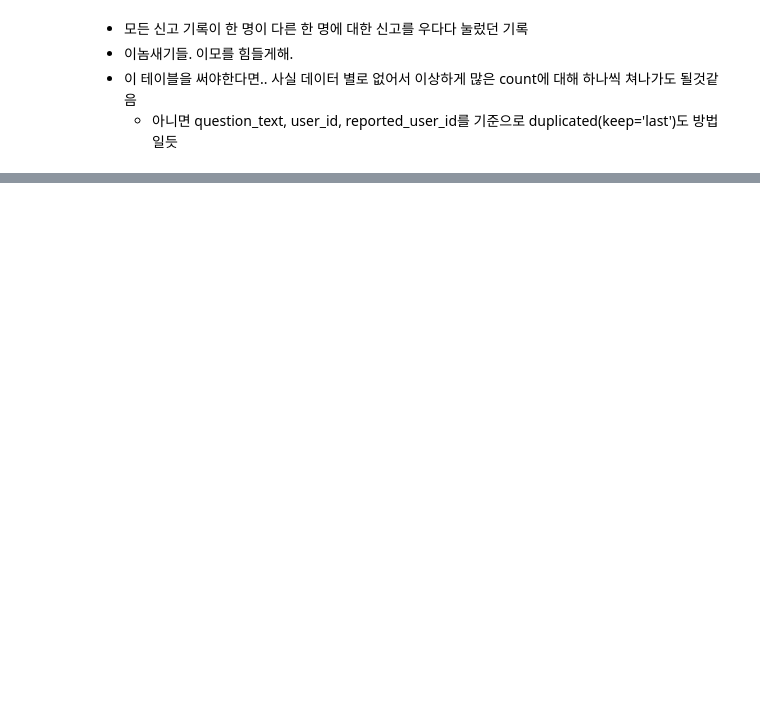
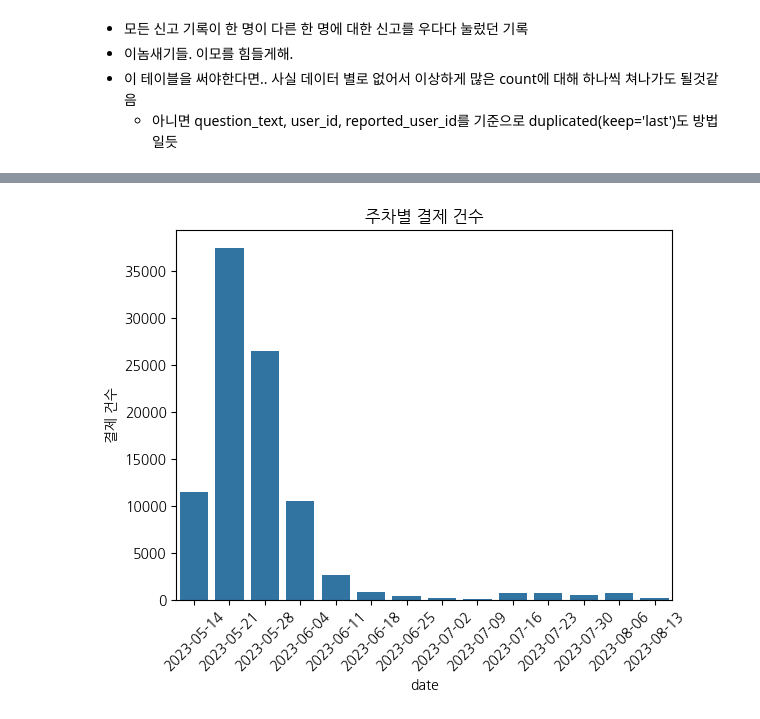
Before and after one commit to EtheriumArchive/Codeit_project, a Jupyter notebook: eda_damyeon_v2.ipynb, the cells around one changed output, grey strips where cells are left out. Cells and saved outputs as stored; diff of their text form; code cells hidden in the pictures; blank space fills up the shorter version.

```diff
--- a/eda_damyeon_v2.ipynb
+++ b/eda_damyeon_v2.ipynb
@@ -1697,0 +1747,8 @@ processed_timeline[processed_timeline['question_text'] == '말을 이쁘게 해
+# %%
+# 기본 전처리
+processed_payment['created_at'] = pd.to_datetime(processed_payment['created_at']).dt.floor('s')
+processed_payment['user_id'] = processed_payment['user_id'].astype(str)
+
+processed_failpayment['created_at'] = pd.to_datetime(processed_failpayment['created_at']).dt.floor('s')
+processed_failpayment['user_id'] = processed_failpayment['user_id'].astype(str)
+processed_failpayment = processed_failpayment.drop(columns='id')
@@ -1697,0 +1824,11 @@ processed_timeline[processed_timeline['question_text'] == '말을 이쁘게 해
+# %%
+# 상품명 하트수(숫자)로 변환
+product_map = {
+    'heart.777': 777,
+    'heart.200': 200,
+    'heart.4000': 4000,
+    'heart.1000': 1000
+}
+
+processed_payment['productId'] = processed_payment['productId'].map(product_map)
+processed_payment.head()
@@ -1697,0 +1866,5 @@ processed_timeline[processed_timeline['question_text'] == '말을 이쁘게 해
+# %%
+# 날짜 트리밍
+payment_end_date = processed_payment['created_at'] < '2023-08-11'
+timeframe_payment = processed_payment[payment_end_date].copy()
+timeframe_payment.head()
@@ -1697,0 +1878,5 @@ processed_timeline[processed_timeline['question_text'] == '말을 이쁘게 해
+# %%
+# 날짜(일)만 추출
+timeframe_payment.loc[:, 'date'] = timeframe_payment['created_at'].dt.strftime('%Y-%m-%d')
+timeframe_payment['date'] = pd.to_datetime(timeframe_payment['date'])
+timeframe_payment.head()
@@ -1697,0 +1890,15 @@ processed_timeline[processed_timeline['question_text'] == '말을 이쁘게 해
+# %%
+weekly_counts = timeframe_payment.resample('W', on='date').size()
+
+plt.figure()
+sns.barplot(x=weekly_counts.index.strftime('%Y-%m-%d'), y=weekly_counts.values)
+
+plt.title('주차별 결제 건수')
+plt.xticks(rotation=45)
+plt.ylabel('결제 건수')
+plt.show()
+
+# 확실히 결제시스템을 업데이트한 날짜로부터 한달 간은 밀린 알림을 소모하느라 결제량이 많았음.
+# 딱 한달째부터 결제 건수가 떨어지기 시작 -> 컨텐츠가 모두 소모됐다고 볼 수 있음
+# %% [output]
+[figure, added]
```
Also changed, not shown: parts of 48 cells of this notebook.
